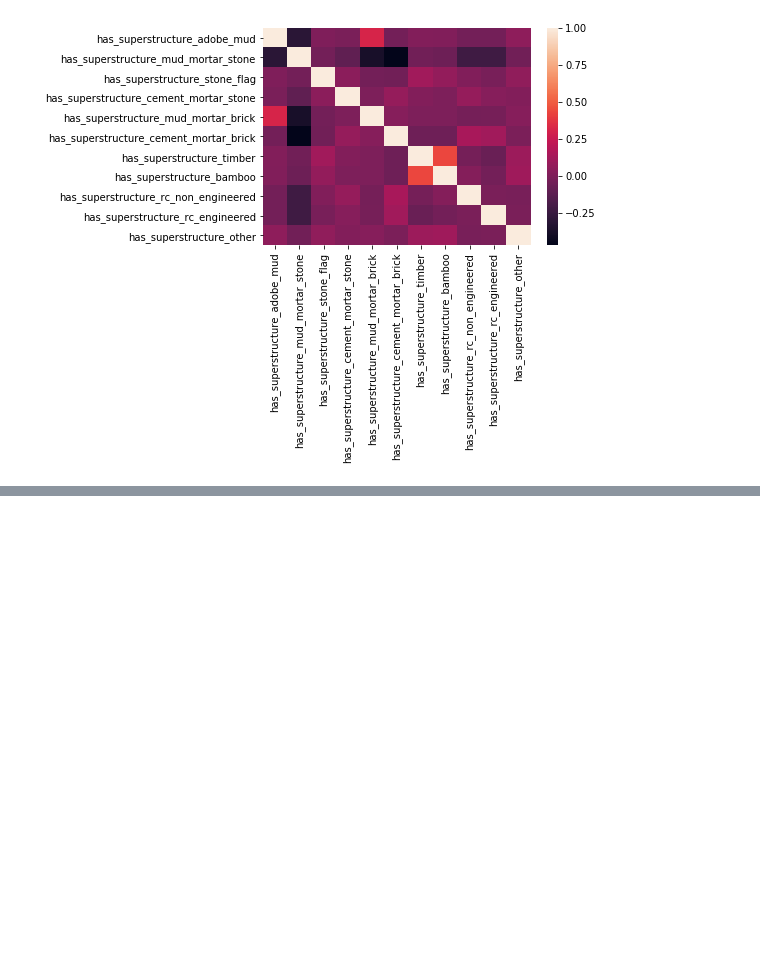
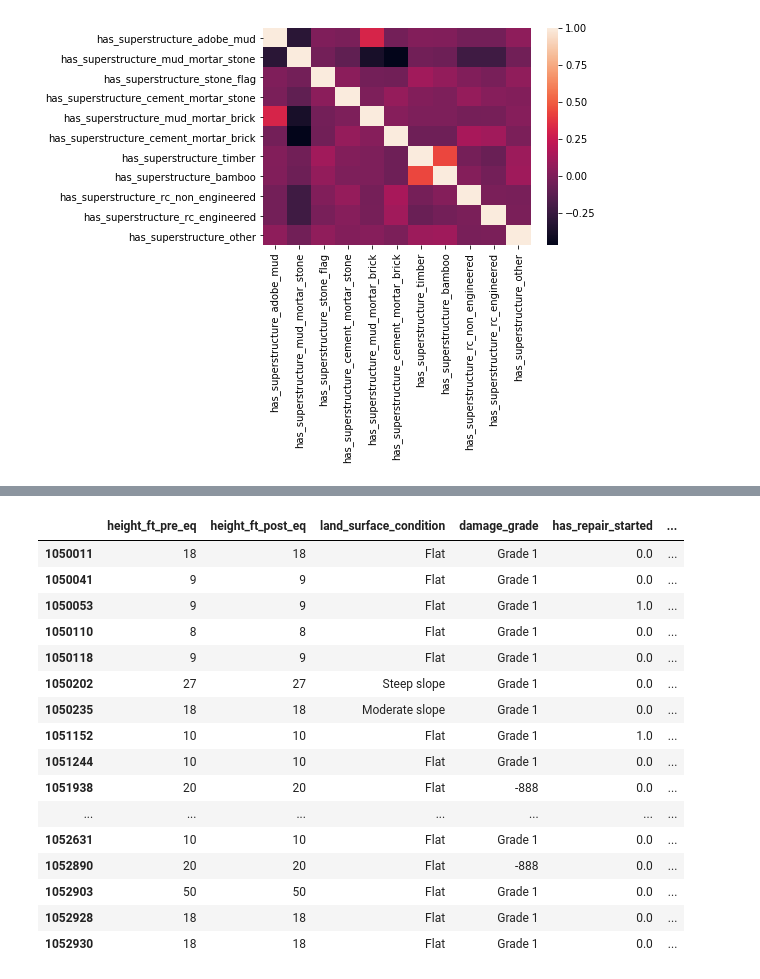
Before and after one commit to meetbharat/hackerearth-ml6, a Jupyter notebook: notebooks/Exploratory-Data-Analysis-and-Processing.ipynb, the cells around one changed output, grey strips where cells are left out. Saved outputs shown, nothing was run; the diff lists cells and outputs as text; code cells hidden in the pictures; blank space fills up the shorter version.

```diff
--- a/notebooks/Exploratory-Data-Analysis-and-Processing.ipynb
+++ b/notebooks/Exploratory-Data-Analysis-and-Processing.ipynb
@@ -211,0 +263,20 @@ sns.heatmap(corr_has_superstructure)
+# %%
+df[(df['has_repair_started'].notnull()) & (df['condition_post_eq'] == 'Not damaged')][['height_ft_pre_eq','height_ft_post_eq','land_surface_condition','damage_grade','has_repair_started','condition_post_eq']].tail(20)
+# %% [output]
+|  | height_ft_pre_eq | height_ft_post_eq | land_surface_condition | damage_grade | has_repair_started | ... |
+| 1050011 | 18 | 18 | Flat | Grade 1 | 0.0 | ... |
+| 1050041 | 9 | 9 | Flat | Grade 1 | 0.0 | ... |
+| 1050053 | 9 | 9 | Flat | Grade 1 | 1.0 | ... |
+| 1050110 | 8 | 8 | Flat | Grade 1 | 0.0 | ... |
+| 1050118 | 9 | 9 | Flat | Grade 1 | 0.0 | ... |
+| 1050202 | 27 | 27 | Steep slope | Grade 1 | 0.0 | ... |
+| 1050235 | 18 | 18 | Moderate slope | Grade 1 | 0.0 | ... |
+| 1051152 | 10 | 10 | Flat | Grade 1 | 1.0 | ... |
+| 1051244 | 10 | 10 | Flat | Grade 1 | 0.0 | ... |
+| 1051938 | 20 | 20 | Flat | -888 | 0.0 | ... |
+| ... | ... | ... | ... | ... | ... | ... |
+| 1052631 | 10 | 10 | Flat | Grade 1 | 0.0 | ... |
+| 1052890 | 20 | 20 | Flat | -888 | 0.0 | ... |
+| 1052903 | 50 | 50 | Flat | Grade 1 | 0.0 | ... |
+| 1052928 | 18 | 18 | Flat | Grade 1 | 0.0 | ... |
+| 1052930 | 18 | 18 | Flat | Grade 1 | 0.0 | ... |
```
Also changed, not shown: parts of 26 cells of this notebook, 1 other file.
